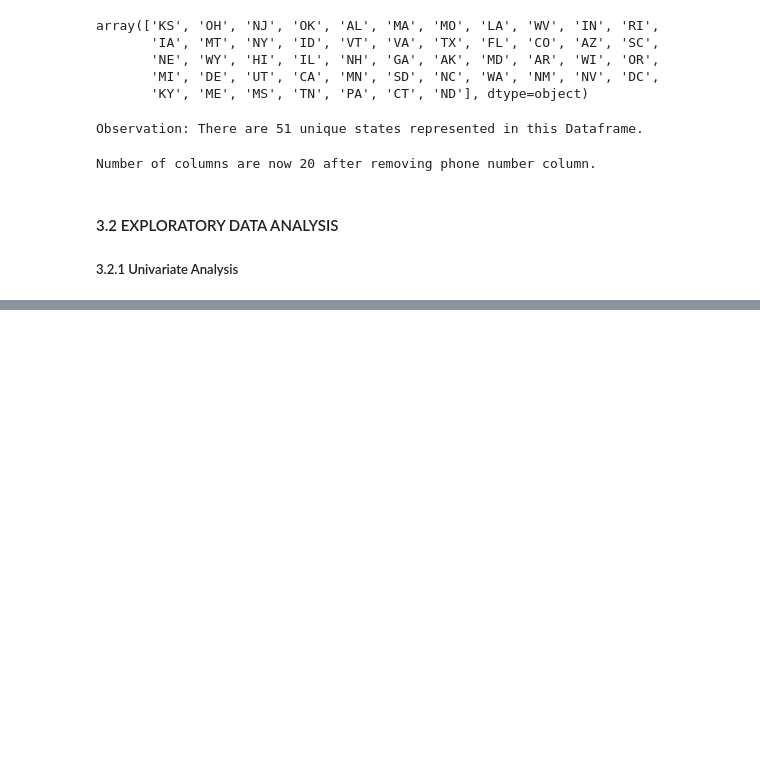
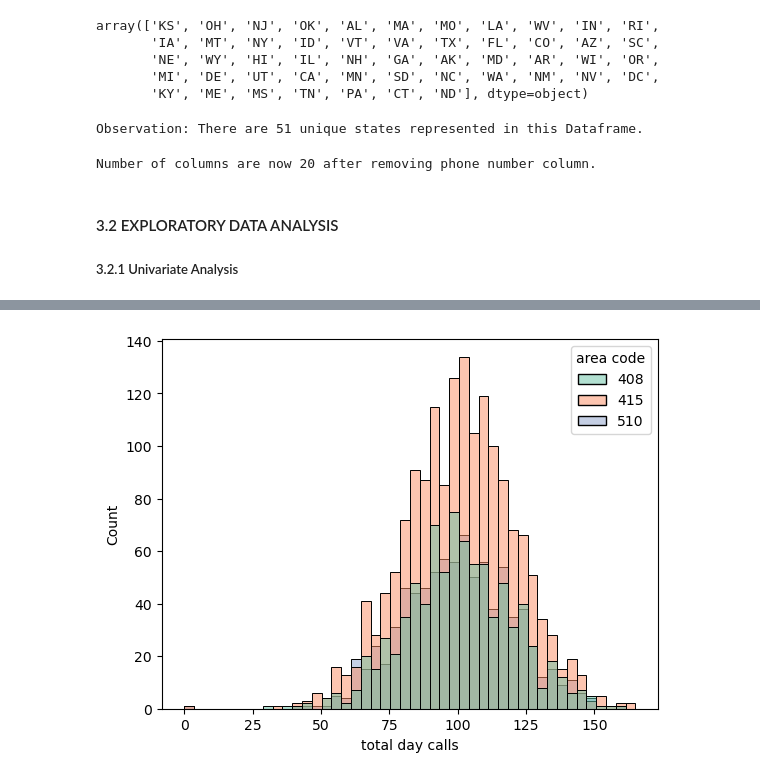
Before and after one commit to Isaac-Munyaka/Phase_3_project, a Jupyter notebook: customer_churn_prediction.ipynb, the cells around one changed output, grey strips where cells are left out. Saved outputs shown, nothing was run; the diff lists cells and outputs as text; code cells hidden in the pictures; blank space fills up the shorter version.

```diff
--- a/customer_churn_prediction.ipynb
+++ b/customer_churn_prediction.ipynb
@@ -230,0 +280,5 @@ plt.show()
+# %%
+sns.histplot(x="total day calls",kde= False, hue = "area code", data=df, palette ="Set2")
+plt.show()
+# %% [output]
+[figure, added]
```
Also changed, not shown: parts of 6 cells of this notebook.
